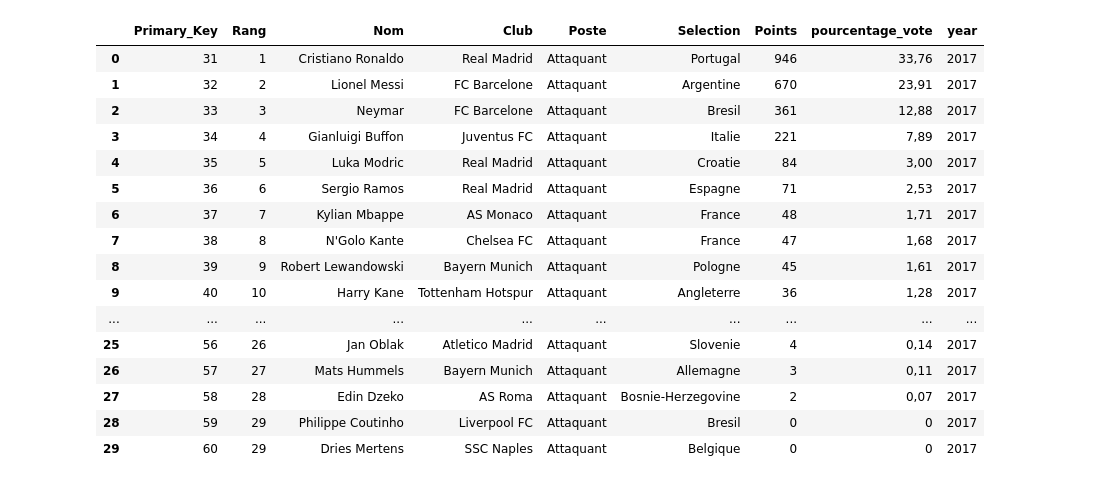
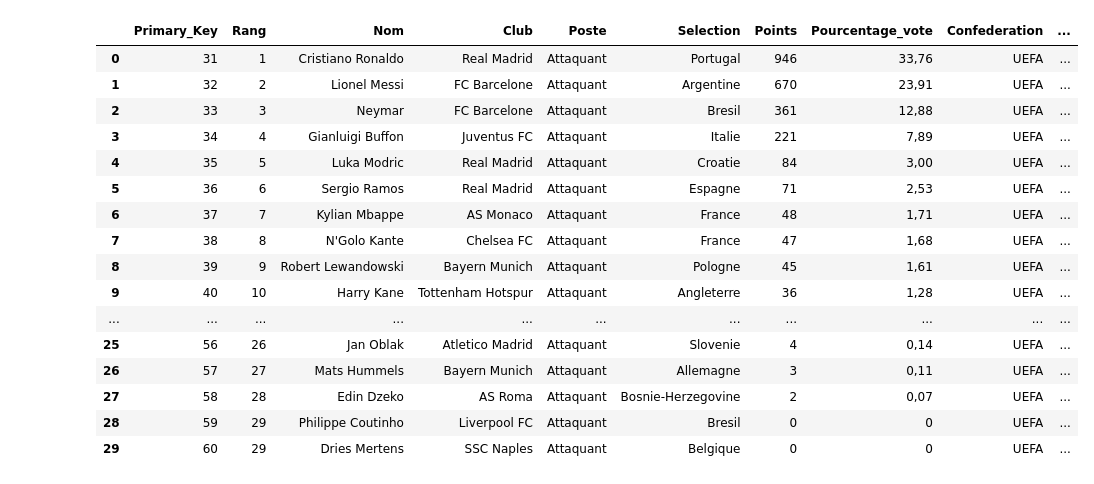
Before and after one commit to Lamessolo/BallonD_or_Analyse, a Jupyter notebook: BallondOrScraping.ipynb, the cells around one changed output. Saved outputs shown, nothing was run; the diff lists cells and outputs as text; code cells hidden in the pictures.

```diff
--- a/BallondOrScraping.ipynb
+++ b/BallondOrScraping.ipynb
@@ -44,12 +45,12 @@ players_90_99 = pd.DataFrame()
 
 scraper = pd.read_html("https://fr.wikipedia.org/wiki/Ballon_d%27or_2016")
 tab_players_2016 = scraper[2]
-tab_players_2016 = tab_players_2016.rename(columns = {'%': 'pourcentage_vote'})
+tab_players_2016 = tab_players_2016.rename(columns = {'%': 'Pourcentage_vote'})
 tab_players_2016 = tab_players_2016.rename(columns = {'Sélection nationale': 'Selection'})
 
 # remplace les symboles pourcentages dans la derniere colonne
-tab_players_2016['pourcentage_vote']= tab_players_2016['pourcentage_vote'].str.replace('%','')
-tab_players_2016['pourcentage_vote']= tab_players_2016['pourcentage_vote'].str.replace('\"','')
+tab_players_2016['Pourcentage_vote']= tab_players_2016['Pourcentage_vote'].str.replace('%','')
+tab_players_2016['Pourcentage_vote']= tab_players_2016['Pourcentage_vote'].str.replace('\"','')
 tab_players_2016['Club']= tab_players_2016['Club'].str.replace('Atlético','Atletico')
 tab_players_2016['Selection']= tab_players_2016['Selection'].str.replace('Brésil','Bresil')
 tab_players_2016['Selection']= tab_players_2016['Selection'].str.replace('Algérie','Algerie')
@@ -67,18 +68,22 @@ tab_players_2016['Nom']= tab_players_2016['Nom'].str.replace('Andrés','Andres')
 tab_players_2016.at[12, 'Club'] = 'Paris Saint-Germain'
 tab_players_2016.at[13, 'Club'] = 'Juventus FC'
 tab_players_2016.at[23, 'Club'] = 'SSC Naples'
- #tab_players_2016.loc[tab_players_2016.index[12], 'Club'].str.replace('Paris Saint-Germain Manchester United','Manchester United')
-  # Générer une colonne de clé primaire
-#tab_players_2016['Primary_Key'] = range(1, len(tab_players_2016) + 1)
+
+ # Générer une colonne de clé primaire
 tab_players_2016.insert(loc=0, column='Primary_Key', value=range(1, len(tab_players_2016) + 1))
-tab_players_2016['year']='2016'
+ # Add column 'Year' , 'confederation', 'type'
+tab_players_2016['Year']='2016'
+tab_players_2016.insert(loc=6, column='Confederation', value='UEFA')#( add UEFA by default)
+tab_players_2016['Type']='1' #(add 1 for UEFA by default)
+
+# Add column Poste with value='Attaquant' for each row
 tab_players_2016.insert(loc=4, column='Poste', value='Attaquant')
                 ## Supprimer une colonne en utilisant del
                 #del df['Col1']
-                #tab_players_2016.loc[tab_players_2016.index[12], 'Club'].str.replace('Paris Saint-Germain Manchester United','Manchester United')
-                # ecrire un dataframe dans un fichier
-tab_players_2016.to_csv('tab_players_2016.csv', sep = ',',header=True, index=False)
 
+                # write the dataframe in a csv file
+tab_players_2016.to_csv(r'C:\Users\messj\Ballon_d_Or\players_2016_22\tab_players_2016.csv', sep = ',',header=True, index=False)
+players = tab_players_2016
 #return tab_players_2016
 tab_players_2016
 
@@ -106,13 +111,13 @@ tab_players_2016
 #def parse_players_2017():
 scraper = pd.read_html("https://fr.wikipedia.org/wiki/Ballon_d%27or_2017")
 tab_players_2017 = scraper[2]
-tab_players_2017 = tab_players_2017.rename(columns = {'%': 'pourcentage_vote'})
+tab_players_2017 = tab_players_2017.rename(columns = {'%': 'Pourcentage_vote'})
 tab_players_2017 = tab_players_2017.rename(columns = {'Sélection nationale': 'Selection'})
 tab_players_2017 = tab_players_2017.rename(columns = {'Joueur': 'Nom'})
 
 # remplace les symboles pourcentages dans la derniere colonne
-tab_players_2017['pourcentage_vote']= tab_players_2017['pourcentage_vote'].str.replace('%','')
-tab_players_2017['pourcentage_vote']= tab_players_2017['pourcentage_vote'].str.replace('\"','')
+tab_players_2017['Pourcentage_vote']= tab_players_2017['Pourcentage_vote'].str.replace('%','')
+tab_players_2017['Pourcentage_vote']= tab_players_2017['Pourcentage_vote'].str.replace('\"','')
 tab_players_2017['Club']= tab_players_2017['Club'].str.replace('Atlético','Atletico')
 tab_players_2017['Selection']= tab_players_2017['Selection'].str.replace('Brésil','Bresil')
 tab_players_2017['Selection']= tab_players_2017['Selection'].str.replace('Algérie','Algerie')
@@ -121,55 +126,59 @@ tab_players_2017['Selection']= tab_players_2017['Selection'].str.replace('Séné
 tab_players_2017['Selection']= tab_players_2017['Selection'].str.replace('Slovénie','Slovenie')
 tab_players_2017['Selection']= tab_players_2017['Selection'].str.replace('Bosnie-Herzégovine','Bosnie-Herzegovine')
 tab_players_2017['Nom']= tab_players_2017['Nom'].str.replace('Suárez','Suarez')
 tab_players_2017['Nom']= tab_players_2017['Nom'].str.replace('Patrício','Patricio')
 tab_players_2017['Nom']= tab_players_2017['Nom'].str.replace('Modrić','Modric')
 tab_players_2017['Nom']= tab_players_2017['Nom'].str.replace('Agüero','Aguero')
 tab_players_2017['Nom']= tab_players_2017['Nom'].str.replace('Müller','Muller')
 tab_players_2017['Nom']= tab_players_2017['Nom'].str.replace('Ibrahimović','Ibrahimovic')
 tab_players_2017['Nom']= tab_players_2017['Nom'].str.replace('Higuaín','Higuain')
 tab_players_2017['Nom']= tab_players_2017['Nom'].str.replace('Mbappé','Mbappe')
 tab_players_2017['Nom']= tab_players_2017['Nom'].str.replace('Mané','Mane')
 tab_players_2017['Nom']= tab_players_2017['Nom'].str.replace('Kanté','Kante')
 tab_players_2017['Nom']= tab_players_2017['Nom'].str.replace('Džeko','Dzeko')
 # Modifier une cellule spécifique
 tab_players_2017.at[6, 'Club'] = 'AS Monaco'
 tab_players_2017.at[2, 'Club'] = 'FC Barcelone'
 tab_players_2017.at[21, 'Club'] = 'Juventus FC'
-tab_players_2017['year']='2017'
+
+#Add columns for conferation, type, Poste,Primary Key
+tab_players_2017.insert(loc=6, column='Confederation', value='UEFA')#( add UEFA by default)
+tab_players_2017['Type']='1' #(add 1 for UEFA by default)
+tab_players_2017['Year']='2017'
 tab_players_2017.insert(loc=0, column='Primary_Key', value=range(31, len(tab_players_2017) + 31))
 tab_players_2017.insert(loc=4, column='Poste', value='Attaquant')
     ## Supprimer une colonne en utilisant del
     #del df['Col1']
-    #tab_players_2016.loc[tab_players_2016.index[12], 'Club'].str.replace('Paris Saint-Germain Manchester United','Manchester United')
-    # ecrire un dataframe dans un fichier
-tab_players_2017.to_csv('tab_players_2017.csv', sep = ',',header=True, index=False)
+
+    # write dataframe in a csv file
+tab_players_2017.to_csv(r'C:\Users\messj\Ballon_d_Or\players_2016_22\tab_players_2017.csv', sep = ',',header=True, index=False)
 tab_players_2017
 
     #return tab_players_2017
 
-players = pd.concat([tab_players_2016,tab_players_2017])
+players = pd.concat([players,tab_players_2017])
 players.to_csv('all_players.csv', sep=',', header=True, index=False)
 tab_players_2017
 
 #parse_players_2017()
 # %% [output]
-|  | Primary_Key | Rang | Nom | Club | Poste | Selection | Points | pourcentage_vote | year |
-| 0 | 31 | 1 | Cristiano Ronaldo | Real Madrid | Attaquant | Portugal | 946 | 33,76 | 2017 |
-| 1 | 32 | 2 | Lionel Messi | FC Barcelone | Attaquant | Argentine | 670 | 23,91 | 2017 |
-| 2 | 33 | 3 | Neymar | FC Barcelone | Attaquant | Bresil | 361 | 12,88 | 2017 |
-| 3 | 34 | 4 | Gianluigi Buffon | Juventus FC | Attaquant | Italie | 221 | 7,89 | 2017 |
-| 4 | 35 | 5 | Luka Modric | Real Madrid | Attaquant | Croatie | 84 | 3,00 | 2017 |
-| 5 | 36 | 6 | Sergio Ramos | Real Madrid | Attaquant | Espagne | 71 | 2,53 | 2017 |
-| 6 | 37 | 7 | Kylian Mbappe | AS Monaco | Attaquant | France | 48 | 1,71 | 2017 |
-| 7 | 38 | 8 | N'Golo Kante | Chelsea FC | Attaquant | France | 47 | 1,68 | 2017 |
-| 8 | 39 | 9 | Robert Lewandowski | Bayern Munich | Attaquant | Pologne | 45 | 1,61 | 2017 |
-| 9 | 40 | 10 | Harry Kane | Tottenham Hotspur | Attaquant | Angleterre | 36 | 1,28 | 2017 |
-| ... | ... | ... | ... | ... | ... | ... | ... | ... | ... |
-| 25 | 56 | 26 | Jan Oblak | Atletico Madrid | Attaquant | Slovenie | 4 | 0,14 | 2017 |
-| 26 | 57 | 27 | Mats Hummels | Bayern Munich | Attaquant | Allemagne | 3 | 0,11 | 2017 |
-| 27 | 58 | 28 | Edin Dzeko | AS Roma | Attaquant | Bosnie-Herzegovine | 2 | 0,07 | 2017 |
-| 28 | 59 | 29 | Philippe Coutinho | Liverpool FC | Attaquant | Bresil | 0 | 0 | 2017 |
-| 29 | 60 | 29 | Dries Mertens | SSC Naples | Attaquant | Belgique | 0 | 0 | 2017 |
+|  | Primary_Key | Rang | Nom | Club | Poste | Selection | Points | Pourcentage_vote | Confederation | ... |
+| 0 | 31 | 1 | Cristiano Ronaldo | Real Madrid | Attaquant | Portugal | 946 | 33,76 | UEFA | ... |
+| 1 | 32 | 2 | Lionel Messi | FC Barcelone | Attaquant | Argentine | 670 | 23,91 | UEFA | ... |
+| 2 | 33 | 3 | Neymar | FC Barcelone | Attaquant | Bresil | 361 | 12,88 | UEFA | ... |
+| 3 | 34 | 4 | Gianluigi Buffon | Juventus FC | Attaquant | Italie | 221 | 7,89 | UEFA | ... |
+| 4 | 35 | 5 | Luka Modric | Real Madrid | Attaquant | Croatie | 84 | 3,00 | UEFA | ... |
+| 5 | 36 | 6 | Sergio Ramos | Real Madrid | Attaquant | Espagne | 71 | 2,53 | UEFA | ... |
+| 6 | 37 | 7 | Kylian Mbappe | AS Monaco | Attaquant | France | 48 | 1,71 | UEFA | ... |
+| 7 | 38 | 8 | N'Golo Kante | Chelsea FC | Attaquant | France | 47 | 1,68 | UEFA | ... |
+| 8 | 39 | 9 | Robert Lewandowski | Bayern Munich | Attaquant | Pologne | 45 | 1,61 | UEFA | ... |
+| 9 | 40 | 10 | Harry Kane | Tottenham Hotspur | Attaquant | Angleterre | 36 | 1,28 | UEFA | ... |
+| ... | ... | ... | ... | ... | ... | ... | ... | ... | ... | ... |
+| 25 | 56 | 26 | Jan Oblak | Atletico Madrid | Attaquant | Slovenie | 4 | 0,14 | UEFA | ... |
+| 26 | 57 | 27 | Mats Hummels | Bayern Munich | Attaquant | Allemagne | 3 | 0,11 | UEFA | ... |
+| 27 | 58 | 28 | Edin Dzeko | AS Roma | Attaquant | Bosnie-Herzegovine | 2 | 0,07 | UEFA | ... |
+| 28 | 59 | 29 | Philippe Coutinho | Liverpool FC | Attaquant | Bresil | 0 | 0 | UEFA | ... |
+| 29 | 60 | 29 | Dries Mertens | SSC Naples | Attaquant | Belgique | 0 | 0 | UEFA | ... |
 # %%
 
 #def parse_players_2018():
```
Also changed, not shown: parts of 10 cells of this notebook, 14 other files.
